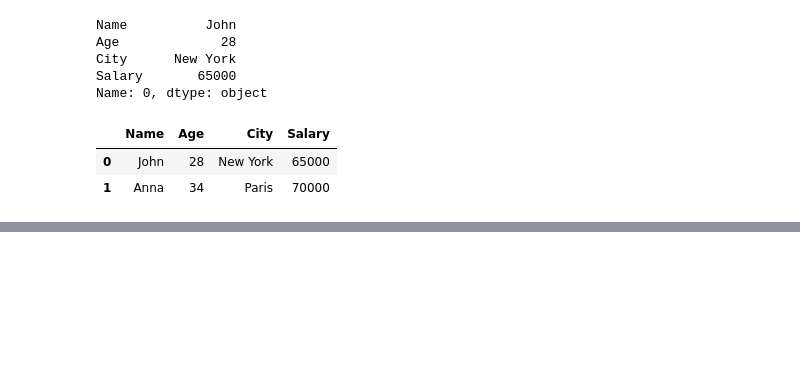
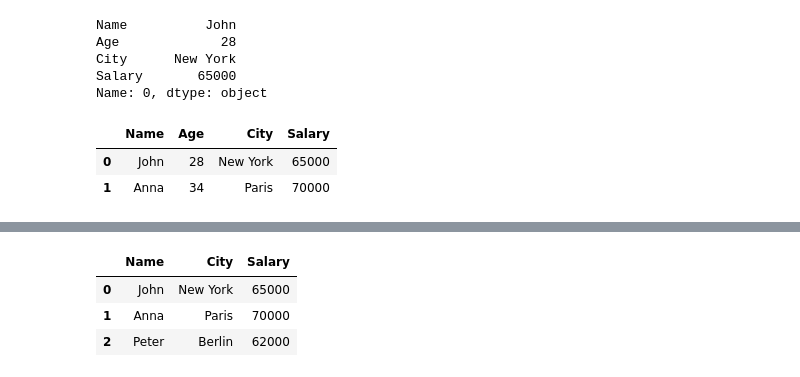
Before and after one commit to VisheshKamble/ML-Learnings, a Jupyter notebook: Pandas/pandas_dataframe.ipynb, the cells around one changed output, grey strips where cells are left out. Saved outputs shown, nothing was run; the diff lists cells and outputs as text; code cells hidden in the pictures; blank space fills up the shorter version.

```diff
--- a/Pandas/pandas_dataframe.ipynb
+++ b/Pandas/pandas_dataframe.ipynb
@@ -150,0 +175,7 @@ df.loc[[0,1]]
+# %%
+df.loc[[0,1,2]] [['Name', 'City', 'Salary']]
+# %% [output]
+|  | Name | City | Salary |
+| 0 | John | New York | 65000 |
+| 1 | Anna | Paris | 70000 |
+| 2 | Peter | Berlin | 62000 |
```
Also changed, not shown: parts of 6 cells of this notebook.
